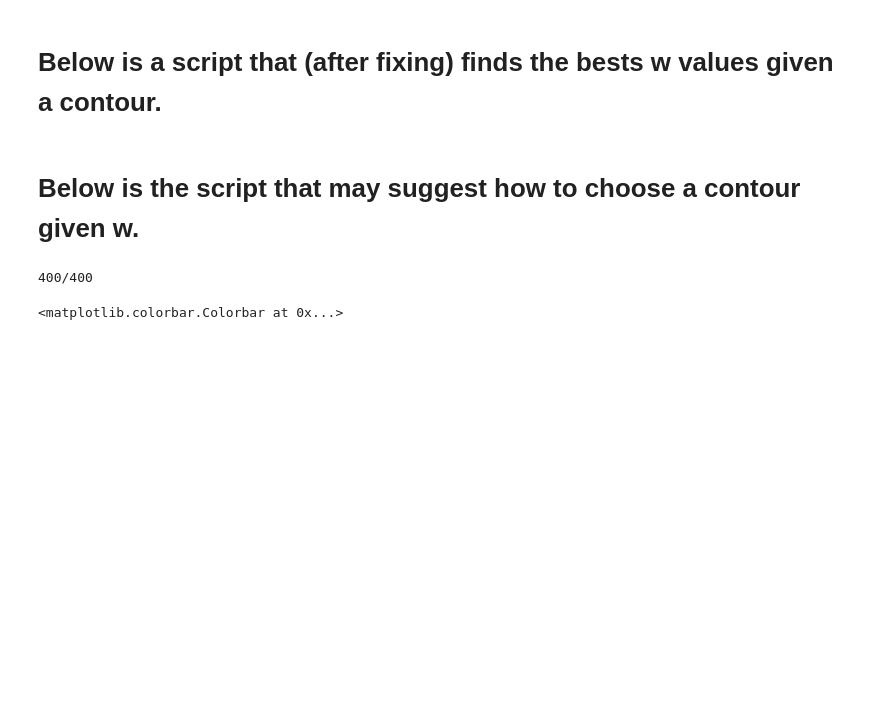
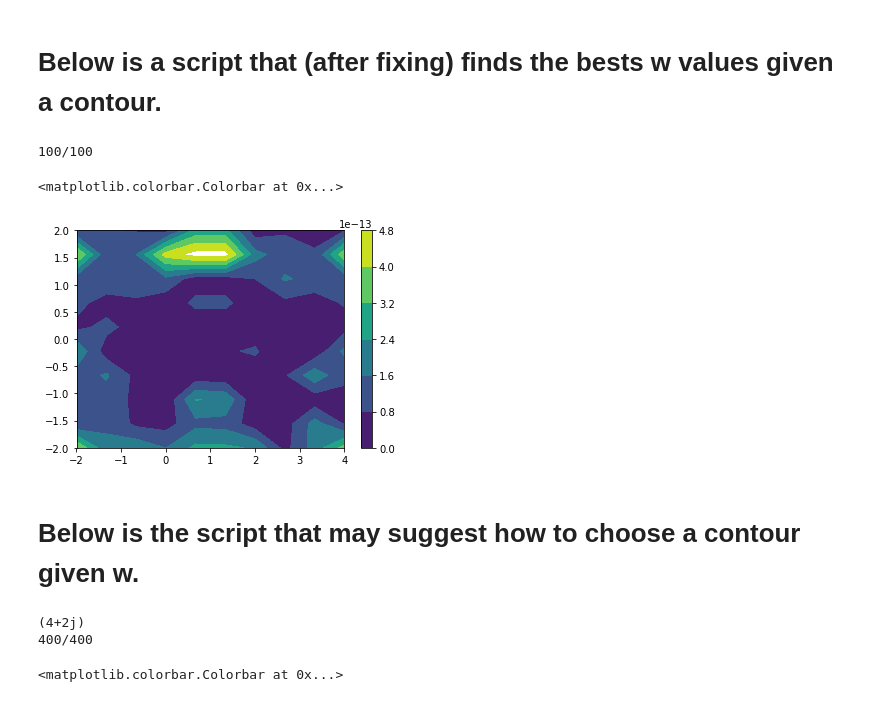
Before and after one commit to PeterXQC/block-lanczos-FA, a Jupyter notebook: Block_Lanczos.ipynb, the cells around one changed output. Saved outputs shown, nothing was run; the diff lists cells and outputs as text; code cells hidden in the pictures; blank space fills up the shorter version.

Commit message:
contour ckpt 2

```diff
--- a/Block_Lanczos.ipynb
+++ b/Block_Lanczos.ipynb
@@ -105,7 +105,7 @@ def block_a_posteriori_bound(T, f,gamma,endpts,w,lmin,lmax, k, B_0):
 
     integral = sp.integrate.quad(F,endpts[0],endpts[1],epsabs=0,limit=200)
 
-    return integral[0]*np.linalg.norm(exact_err(w, H, V, Q[:, :unit], T[:unit, :unit], B_0), ord = 2)
+    return integral[0]*np.linalg.norm(exact_err(w, H, V, Q[:, :np.shape(T)[0]], T, B_0), ord = 2)
 # %%
 def block_a_posteriori_bound_mid(T, f, gamma, endpts, Q, H, V, B_0):
     """
@@ -270,24 +264,31 @@ def exact_err(z, H, V, Q, T, B_0):
 # %%
-# # w plane
-# x =  np.linspace(lmin-2, lmax+2, 20)
-# y =  np.linspace(-2, +2, 20)
-# X, Y = np.meshgrid(x, y)
+# w plane
+x =  np.linspace(lmin-2, lmax+2, 10)
+y =  np.linspace(-2, +2, 10)
+X, Y = np.meshgrid(x, y)
 # %%
-# w = np.zeros((len(x), len(y)))
-# for m in range(len(x)):
-#     for n in range(len(y)):
-#         clear_output(wait=True)
-#         this_w = x[m]+y[n]*1j
+w = np.zeros((len(x), len(y)))
 
-#         w[m, n] = Hwz(this_w, z, H)
-#         w[m, n] /= Q_wz(this_w,z,lmin,lmax)
+print("0/" + str(len(x)*len(y)))
+for m in range(len(x)):
+    for n in range(len(y)):
+        this_w = x[m]+y[n]*1j
 
-# #         progress indication
-#         print(str(len(x)*m+n+1) + "/" + str(len(x)*len(y)))
+        w[m, n] = block_a_posteriori_bound(T, f, Gamma, [0,np.pi], this_w, lmin, lmax, K, B_0)
+        w[m, n] = np.abs(w[m, n] - block_a_posteriori_bound_mid(T, f, Gamma,[0,np.pi], Q, H, V, B_0))
+
+#         progress indication
+        clear_output(wait=True)
+        print(str(len(x)*m+n+1) + "/" + str(len(x)*len(y)))
+# %% [output]
+100/100
 # %%
-# fig,ax=plt.subplots(1,1)
-# cp = ax.contourf(X, Y, w)
-# fig.colorbar(cp)
+fig,ax=plt.subplots(1,1)
+cp = ax.contourf(X, Y, w)
+fig.colorbar(cp)
+# %% [output]
+<matplotlib.colorbar.Colorbar at 0x...>
+[figure, added]
 # %% [markdown]
 # Below is the script that may suggest how to choose a contour given w.
 # %%
@@ -305,12 +306,15 @@ for m in range(len(x)):
         clear_output(wait=True)
         this_z = x[m]+y[n]*1j
 
-        z[m, n] = np.abs(f(this_z)) * np.linalg.norm(BM.get_CwinvCz(EvalT,EvecT,this_z,w,np.shape(B_0)[0],B_0), ord = 2) * Q_wz(w,this_z,lmin,lmax)*np.linalg.norm(exact_err(w, H, V, Q, T, B_0), ord = 2)
+        print(this_z)
+
+        z[m, n] = np.abs(f(this_z)) * np.linalg.norm(BM.get_CwinvCz(EvalT,EvecT,this_z,w,np.shape(B_0)[0],B_0), ord = 2) * Q_wz(w,this_z,lmin,lmax) * np.linalg.norm(exact_err(w, H, V, Q, T, B_0), ord = 2)
         z[m, n] /= np.linalg.norm(f(this_z)* exact_err(this_z, H, V, Q, T, B_0), ord = 2)
 
 #         progress indication
         print(str(len(x)*m+n+1) + "/" + str(len(x)*len(y)))
 # %% [output]
+(4+2j)
 400/400
 # %%
 fig,ax=plt.subplots(1,1)
```
Also changed, not shown: parts of 2 cells of this notebook.
